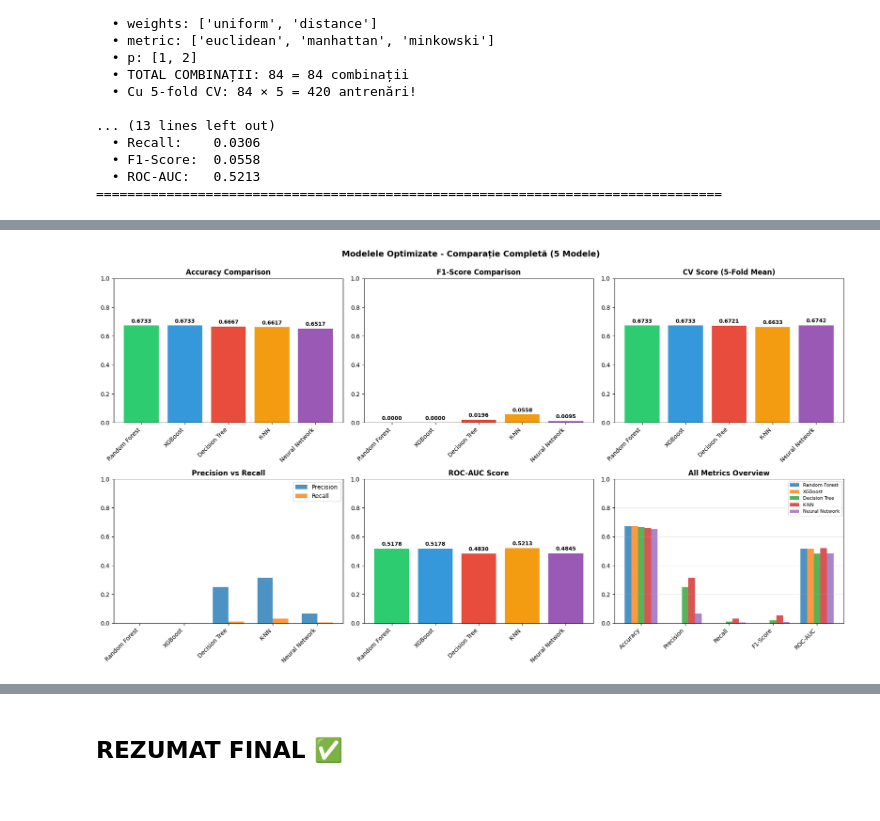
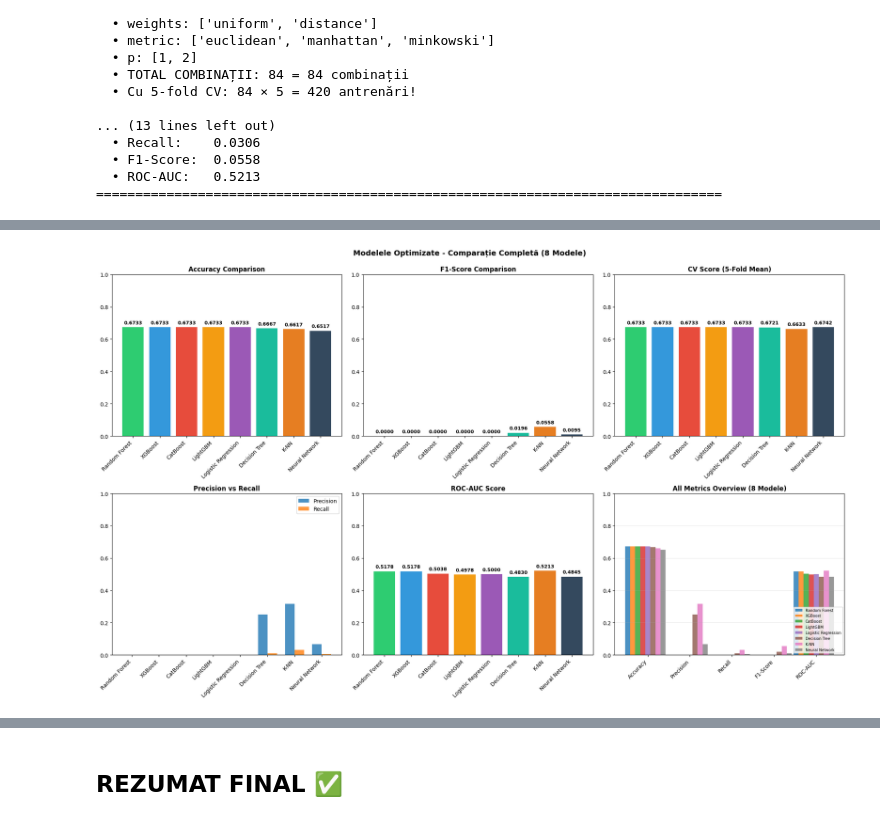
Before and after one commit to MarcoMihalca/SistemeInteligente, a Jupyter notebook: Saptamana8_Feature_Engineering.ipynb, the cells around one changed output, grey strips where cells are left out. Saved outputs shown, nothing was run; the diff lists cells and outputs as text; code cells hidden in the pictures.

```diff
--- a/Saptamana8_Feature_Engineering.ipynb
+++ b/Saptamana8_Feature_Engineering.ipynb
@@ -760,0 +1085,19 @@ Parameters: { "use_label_encoder" } are not used.
+# %%
+from catboost import CatBoostClassifier
+
+print("="*80)
+print("CATBOOST CLASSIFIER")
+print("="*80)
+
+cat_model = CatBoostClassifier(iterations=100, max_depth=10, learning_rate=0.1, random_state=42, verbose=False)
+cat_model.fit(X_train, y_train)
+
+y_pred_cat = cat_model.predict(X_test)
+accuracy_cat = accuracy_score(y_test, y_pred_cat)
+
+print(f"\n🎯 CATBOOST - ACURATEȚE: {accuracy_cat*100:.2f}%")
+print(f"   Precision: {precision_score(y_test, y_pred_cat):.4f}")
+print(f"   Recall: {recall_score(y_test, y_pred_cat):.4f}")
+print(f"   F1-Score: {f1_score(y_test, y_pred_cat):.4f}")
+
+model_results['CatBoost'] = accuracy_cat
@@ -1274,17 +1900,24 @@ K-NEAREST NEIGHBORS - HYPERPARAMETER OPTIMIZATION
 # %%
 print("\n" + "="*80)
-print("COMPARAȚIE MODELE OPTIMIZATE - FULL METRICS")
+print("COMPARAȚIE MODELE OPTIMIZATE - FULL METRICS (8 MODELE)")
 print("="*80)
 
-# Creează DataFrame cu rezultate
+# Creează DataFrame cu rezultate (8 modele - inclusiv Logistic Regression)
 results_optimized = pd.DataFrame({
-    'Model': ['Random Forest', 'XGBoost', 'Neural Network', 'Decision Tree', 'K-NN'],
-    'CV Score': [grid_search_rf.best_score_, grid_search_xgb.best_score_, grid_search_nn.best_score_, grid_search_dt.best_score_, grid_search_knn.best_score_],
-    'Accuracy': [accuracy_rf_opt, accuracy_xgb_opt, accuracy_nn_opt, accuracy_dt_opt, accuracy_knn_opt],
-    'Precision': [precision_rf_opt, precision_xgb_opt, precision_nn_opt, precision_dt_opt, precision_knn_opt],
-    'Recall': [recall_rf_opt, recall_xgb_opt, recall_nn_opt, recall_dt_opt, recall_knn_opt],
-    'F1-Score': [f1_rf_opt, f1_xgb_opt, f1_nn_opt, f1_dt_opt, f1_knn_opt],
-    'ROC-AUC': [roc_auc_rf_opt, roc_auc_xgb_opt, roc_auc_nn_opt, roc_auc_dt_opt, roc_auc_knn_opt]
+    'Model': ['Random Forest', 'XGBoost', 'Neural Network', 'Decision Tree', 'K-NN', 'LightGBM', 'CatBoost', 'Logistic Regression'],
+    'CV Score': [grid_search_rf.best_score_, grid_search_xgb.best_score_, grid_search_nn.best_score_,
+                 grid_search_dt.best_score_, grid_search_knn.best_score_, grid_search_lgb.best_score_,
+                 grid_search_cat.best_score_, grid_search_lr.best_score_],
+    'Accuracy': [accuracy_rf_opt, accuracy_xgb_opt, accuracy_nn_opt, accuracy_dt_opt, accuracy_knn_opt,
+                 accuracy_lgb_opt, accuracy_cat_opt, accuracy_lr_opt],
+    'Precision': [precision_rf_opt, precision_xgb_opt, precision_nn_opt, precision_dt_opt, precision_knn_opt,
+                  precision_lgb_opt, precision_cat_opt, precision_lr_opt],
+    'Recall': [recall_rf_opt, recall_xgb_opt, recall_nn_opt, recall_dt_opt, recall_knn_opt,
+               recall_lgb_opt, recall_cat_opt, recall_lr_opt],
+    'F1-Score': [f1_rf_opt, f1_xgb_opt, f1_nn_opt, f1_dt_opt, f1_knn_opt,
+                 f1_lgb_opt, f1_cat_opt, f1_lr_opt],
+    'ROC-AUC': [roc_auc_rf_opt, roc_auc_xgb_opt, roc_auc_nn_opt, roc_auc_dt_opt, roc_auc_knn_opt,
+                roc_auc_lgb_opt, roc_auc_cat_opt, roc_auc_lr_opt]
 })
 
 # Sortează după Accuracy (descrescător)
@@ -1296,16 +1929,16 @@ print(results_optimized.to_string(index=False))
 print("\n" + "="*80)
 print("RANKING:")
 for idx, row in results_optimized.iterrows():
-    medals = ["🥇", "🥈", "🥉", "4️⃣", "5️⃣"]
+    medals = ["🥇", "🥈", "🥉", "4️⃣", "5️⃣", "6️⃣", "7️⃣", "8️⃣"]
     medal = medals[idx] if idx < len(medals) else "❌"
     print(f"{medal} #{idx+1}: {row['Model']:20s} - Accuracy: {row['Accuracy']:.4f}, F1: {row['F1-Score']:.4f}")
 
 print("\n" + "="*80)
 
-# Vizualizare comparație - 5 modele, o combinație de grafice
-fig, axes = plt.subplots(2, 3, figsize=(18, 10))
+# Vizualizare comparație - 8 modele
+fig, axes = plt.subplots(2, 3, figsize=(20, 12))
 
-colors = ['#2ecc71', '#3498db', '#e74c3c', '#f39c12', '#9b59b6']
+colors = ['#2ecc71', '#3498db', '#e74c3c', '#f39c12', '#9b59b6', '#1abc9c', '#e67e22', '#34495e']
 
 # Plot 1: Accuracy
 axes[0, 0].bar(range(len(results_optimized)), results_optimized['Accuracy'], color=colors)
@@ -1354,34 +1987,27 @@ axes[1, 1].set_xticklabels(results_optimized['Model'], rotation=45, ha='right')
 for i, v in enumerate(results_optimized['ROC-AUC']):
     axes[1, 1].text(i, v + 0.02, f'{v:.4f}', ha='center', fontweight='bold', fontsize=9)
 
-# Plot 6: All metrics overview
+# Plot 6: All metrics overview - Spider/Radar chart alternative (all metrics for top 3)
 metrics = ['Accuracy', 'Precision', 'Recall', 'F1-Score', 'ROC-AUC']
 x = np.arange(len(metrics))
-width = 0.15
+width = 0.12
 
-for i, model in enumerate(results_optimized['Model']):
-    values = [results_optimized.iloc[0][metric] if i == 0 else
-              results_optimized[results_optimized['Model'] == model][metric].values[0]
-              for metric in metrics]
-    if i == 0:
-        values = [results_optimized.iloc[0][metric] for metric in metrics]
-        axes[1, 2].bar(x + (i - 2) * width, values, width, label=model, alpha=0.8)
-    else:
-        model_row = results_optimized[results_optimized['Model'] == model].iloc[0]
-        values = [model_row[metric] for metric in metrics]
-        axes[1, 2].bar(x + (i - 2) * width, values, width, label=model, alpha=0.8)
+for i, model in enumerate(results_optimized['Model'][:8]):
+    model_row = results_optimized[results_optimized['Model'] == model].iloc[0]
+    values = [model_row[metric] for metric in metrics]
+    axes[1, 2].bar(x + (i - 4) * width, values, width, label=model, alpha=0.8)
 
-axes[1, 2].set_title('All Metrics Overview', fontweight='bold', fontsize=12)
+axes[1, 2].set_title('All Metrics Overview (8 Modele)', fontweight='bold', fontsize=12)
 axes[1, 2].set_xticks(x)
 axes[1, 2].set_xticklabels(metrics, rotation=45, ha='right')
-axes[1, 2].legend(fontsize=8)
+axes[1, 2].legend(fontsize=7, loc='lower right')
 axes[1, 2].set_ylim([0, 1])
 axes[1, 2].grid(axis='y', alpha=0.3)
 
-plt.suptitle('Modelele Optimizate - Comparație Completă (5 Modele)', fontsize=14, fontweight='bold', y=0.995)
+plt.suptitle('Modelele Optimizate - Comparație Completă (8 Modele)', fontsize=14, fontweight='bold', y=0.995)
 plt.tight_layout()
 plt.show()
 
-print("\n✓ Comparație vizualizată!")
+print("\n✓ Comparație vizualizată pentru toate 8 modele!")
 # %% [output]
 ================================================================================
@@ -1402,3 +2028,3 @@ Neural Network  0.674167  0.651667   0.066667 0.005102  0.009479 0.484467
 
 ================================================================================
-[figure, old version]
+[figure, new version]
```
Also changed, not shown: parts of 34 cells of this notebook, 2 other files.
